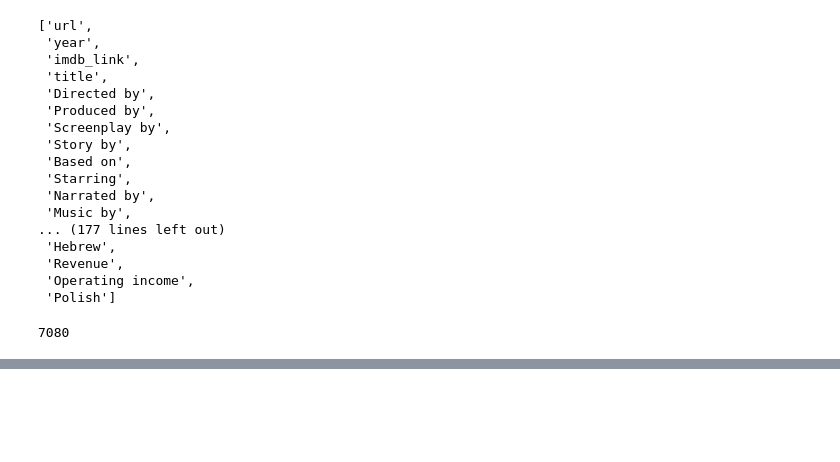
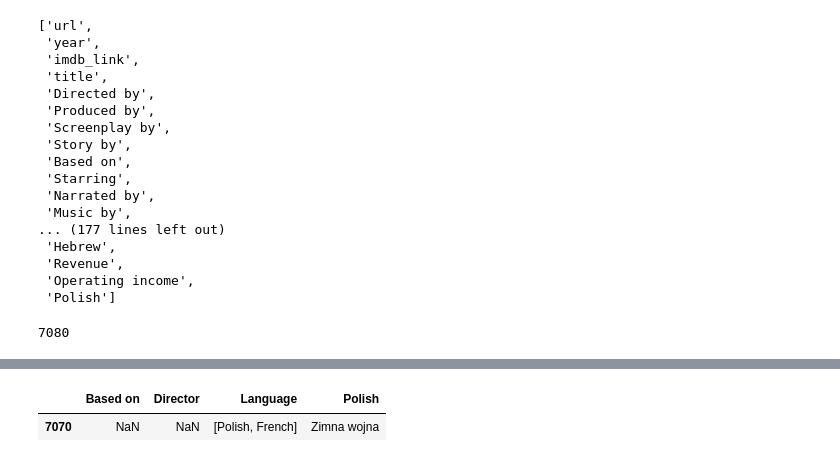
Before and after one commit to graemet-umich/Movies-ETL, a Jupyter notebook: mod8_tagalong.ipynb, the cells around one changed output, grey strips where cells are left out. Saved outputs shown, nothing was run; the diff lists cells and outputs as text; code cells hidden in the pictures; blank space fills up the shorter version.

```diff
--- a/mod8_tagalong.ipynb
+++ b/mod8_tagalong.ipynb
@@ -206,0 +244,6 @@ wiki_movies_df.head()
+# %%
+wiki_movies_df[~wiki_movies_df["Polish"].isnull()][["Based on", "Director", "Language", "Polish"]]
+# , ["Based on", "Director", "Language", "Polish"]
+# %% [output]
+|  | Based on | Director | Language | Polish |
+| 7070 | NaN | NaN | [Polish, French] | Zimna wojna |
```
Also changed, not shown: parts of 12 cells of this notebook.
